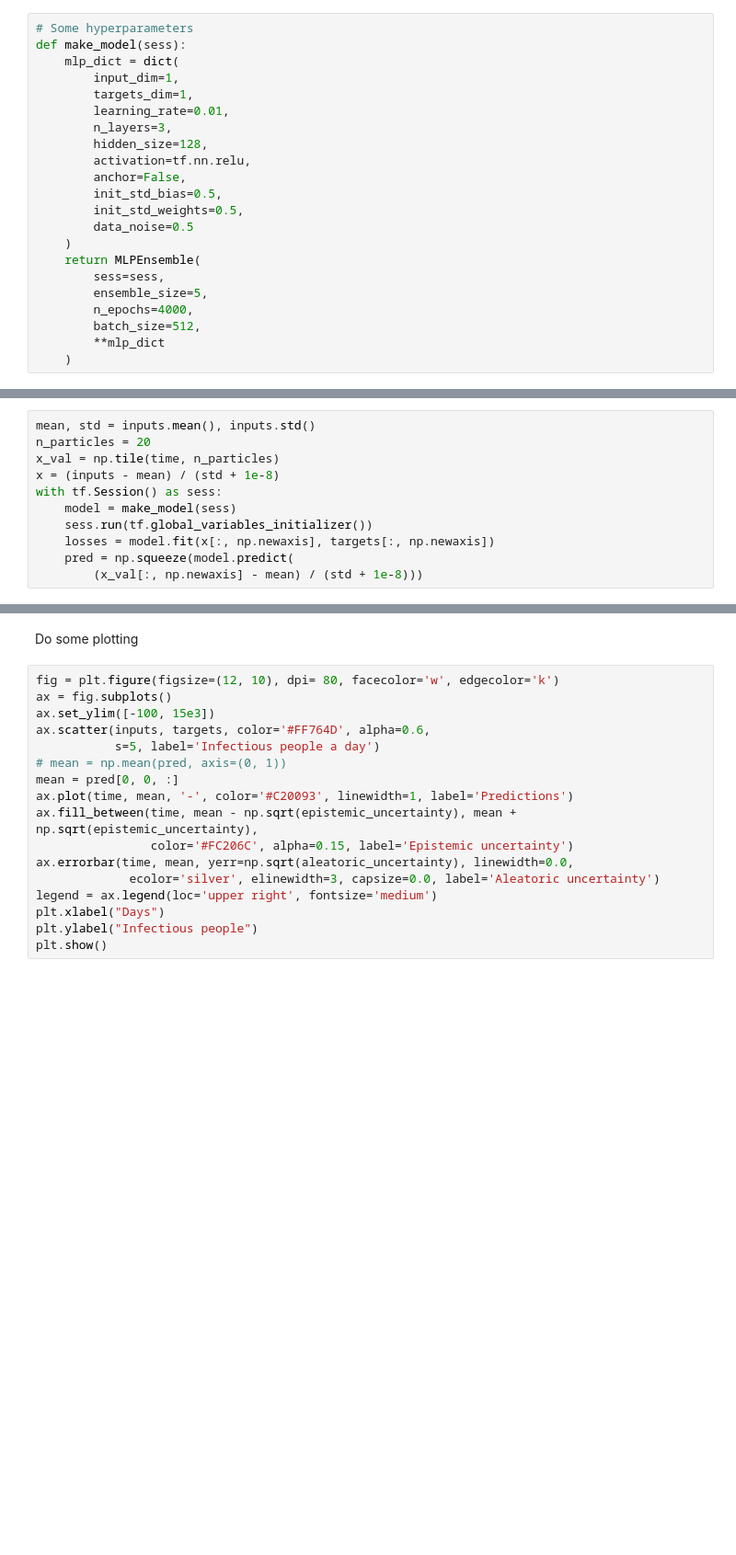
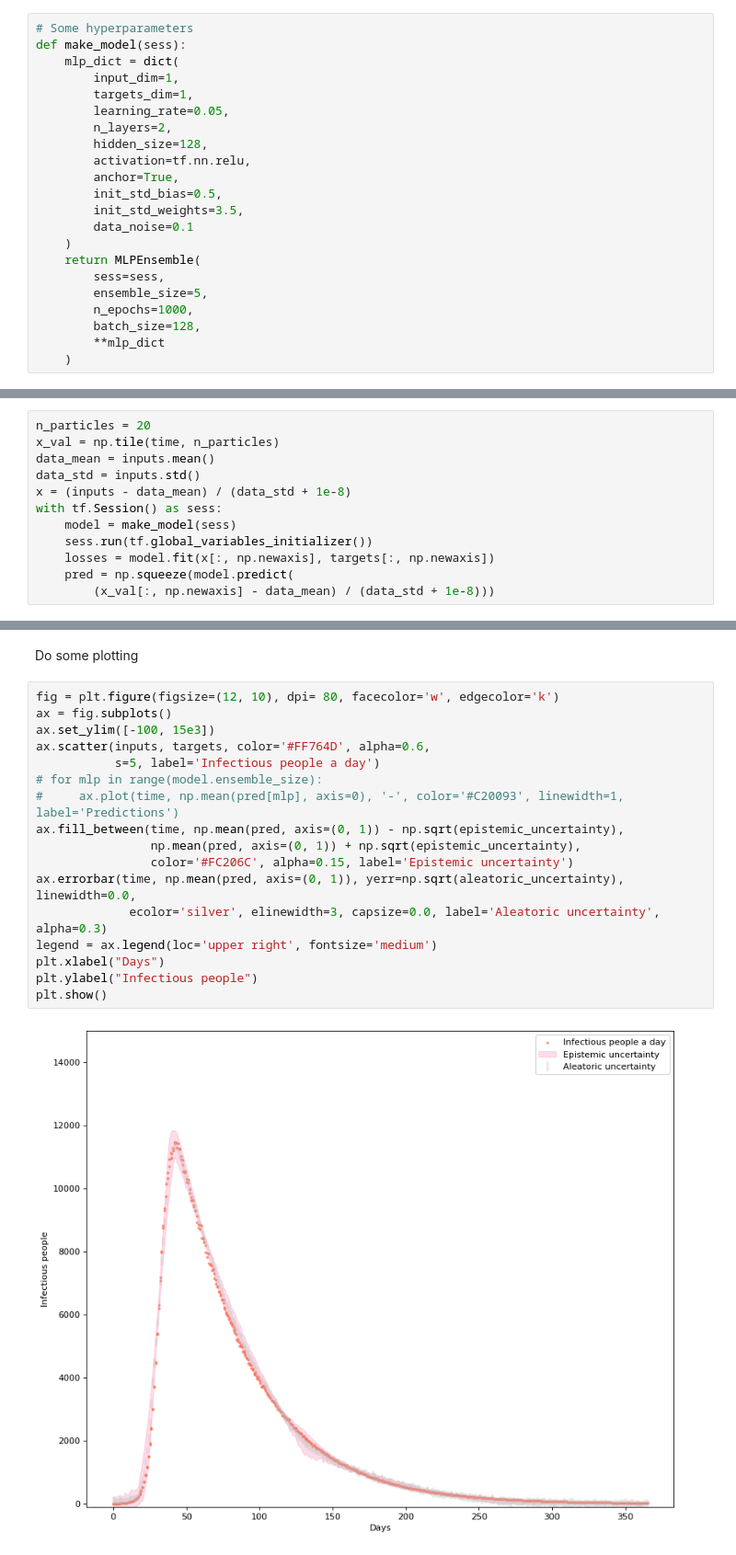
Before and after one commit to yardenas/ethz-safe-learning, a Jupyter notebook: development/model_sanity_check.ipynb, the cells around one changed output, grey strips where cells are left out. Shown: that part at 92% size. Drawn from its saved outputs; the diff is of its cells as text; blank space fills up the shorter version.

```diff
--- a/development/model_sanity_check.ipynb
+++ b/development/model_sanity_check.ipynb
@@ -50,20 +50,20 @@ def make_model(sess):
     mlp_dict = dict(
         input_dim=1,
         targets_dim=1,
-        learning_rate=0.01,
-        n_layers=3,
+        learning_rate=0.05,
+        n_layers=2,
         hidden_size=128,
         activation=tf.nn.relu,
-        anchor=False,
+        anchor=True,
         init_std_bias=0.5,
-        init_std_weights=0.5,
-        data_noise=0.5
+        init_std_weights=3.5,
+        data_noise=0.1
     )
     return MLPEnsemble(
         sess=sess,
         ensemble_size=5,
-        n_epochs=4000,
-        batch_size=512,
+        n_epochs=1000,
+        batch_size=128,
         **mlp_dict
     )
 # %% [markdown]
@@ -71,14 +71,15 @@ Run the training loop:
 # %%
 tf.reset_default_graph()
 # %%
-mean, std = inputs.mean(), inputs.std()
 n_particles = 20
 x_val = np.tile(time, n_particles)
-x = (inputs - mean) / (std + 1e-8)
+data_mean = inputs.mean()
+data_std = inputs.std()
+x = (inputs - data_mean) / (data_std + 1e-8)
 with tf.Session() as sess:
     model = make_model(sess)
     sess.run(tf.global_variables_initializer())
     losses = model.fit(x[:, np.newaxis], targets[:, np.newaxis])
     pred = np.squeeze(model.predict(
-        (x_val[:, np.newaxis] - mean) / (std + 1e-8)))
+        (x_val[:, np.newaxis] - data_mean) / (data_std + 1e-8)))
 # %% [output]
@@ -113,17 +113,19 @@ Do some plotting
 # %%
 fig = plt.figure(figsize=(12, 10), dpi= 80, facecolor='w', edgecolor='k')
 ax = fig.subplots()
 ax.set_ylim([-100, 15e3])
 ax.scatter(inputs, targets, color='#FF764D', alpha=0.6,
            s=5, label='Infectious people a day')
-# mean = np.mean(pred, axis=(0, 1))
-mean = pred[0, 0, :]
-ax.plot(time, mean, '-', color='#C20093', linewidth=1, label='Predictions')
-ax.fill_between(time, mean - np.sqrt(epistemic_uncertainty), mean + np.sqrt(epistemic_uncertainty),
+# for mlp in range(model.ensemble_size):
+#     ax.plot(time, np.mean(pred[mlp], axis=0), '-', color='#C20093', linewidth=1, label='Predictions')
+ax.fill_between(time, np.mean(pred, axis=(0, 1)) - np.sqrt(epistemic_uncertainty),
+                np.mean(pred, axis=(0, 1)) + np.sqrt(epistemic_uncertainty),
                 color='#FC206C', alpha=0.15, label='Epistemic uncertainty')
-ax.errorbar(time, mean, yerr=np.sqrt(aleatoric_uncertainty), linewidth=0.0,
-             ecolor='silver', elinewidth=3, capsize=0.0, label='Aleatoric uncertainty')
+ax.errorbar(time, np.mean(pred, axis=(0, 1)), yerr=np.sqrt(aleatoric_uncertainty), linewidth=0.0,
+             ecolor='silver', elinewidth=3, capsize=0.0, label='Aleatoric uncertainty', alpha=0.3)
 legend = ax.legend(loc='upper right', fontsize='medium')
 plt.xlabel("Days")
 plt.ylabel("Infectious people")
 plt.show()
+# %% [output]
+[figure, added]
```
Also changed, not shown: parts of 3 cells of this notebook, 1 other file.
